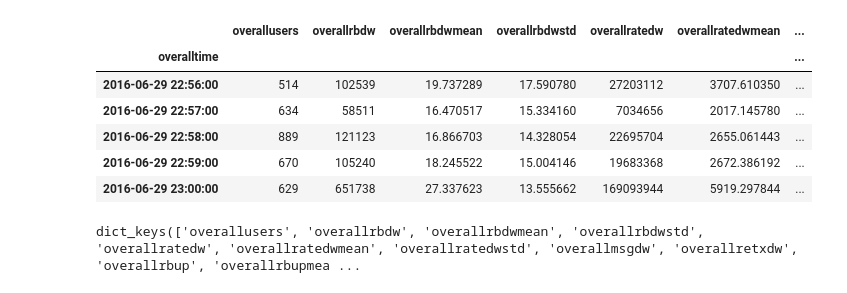
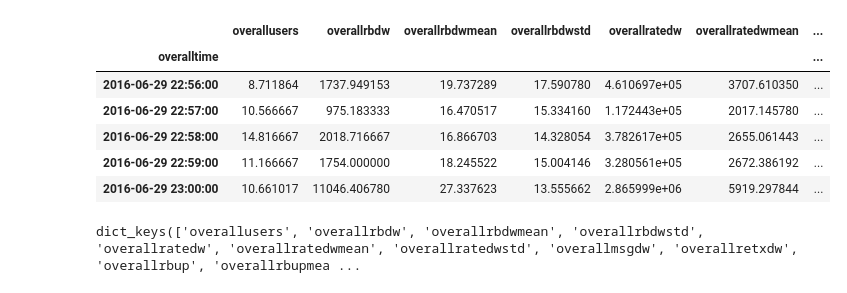
Before and after one commit to Agos95/Anomaly-Detection-with-RL, a Jupyter notebook: unsupervised/luminol.ipynb, the cells around one changed output. Cells and saved outputs as stored; diff of their text form; code cells hidden in the pictures.

```diff
--- a/unsupervised/luminol.ipynb
+++ b/unsupervised/luminol.ipynb
@@ -9,16 +9,16 @@ import matplotlib.pyplot as plt
 from luminol.anomaly_detector import AnomalyDetector
 from luminol.correlator import Correlator
 # %%
-df = pd.read_csv("../rastro_1min.tar.gz", parse_dates=[0], index_col=0)
+df = pd.read_csv("../data/rastro_1min.tar.gz", parse_dates=[0], index_col=0)
 df.head()
 # %% [output]
 |  | overallusers | overallrbdw | overallrbdwmean | overallrbdwstd | overallratedw | overallratedwmean | ... |
 | overalltime |  |  |  |  |  |  | ... |
-| 2016-06-29 22:56:00 | 514 | 102539 | 19.737289 | 17.590780 | 27203112 | 3707.610350 | ... |
-| 2016-06-29 22:57:00 | 634 | 58511 | 16.470517 | 15.334160 | 7034656 | 2017.145780 | ... |
-| 2016-06-29 22:58:00 | 889 | 121123 | 16.866703 | 14.328054 | 22695704 | 2655.061443 | ... |
-| 2016-06-29 22:59:00 | 670 | 105240 | 18.245522 | 15.004146 | 19683368 | 2672.386192 | ... |
-| 2016-06-29 23:00:00 | 629 | 651738 | 27.337623 | 13.555662 | 169093944 | 5919.297844 | ... |
+| 2016-06-29 22:56:00 | 8.711864 | 1737.949153 | 19.737289 | 17.590780 | 4.610697e+05 | 3707.610350 | ... |
+| 2016-06-29 22:57:00 | 10.566667 | 975.183333 | 16.470517 | 15.334160 | 1.172443e+05 | 2017.145780 | ... |
+| 2016-06-29 22:58:00 | 14.816667 | 2018.716667 | 16.866703 | 14.328054 | 3.782617e+05 | 2655.061443 | ... |
+| 2016-06-29 22:59:00 | 11.166667 | 1754.000000 | 18.245522 | 15.004146 | 3.280561e+05 | 2672.386192 | ... |
+| 2016-06-29 23:00:00 | 10.661017 | 11046.406780 | 27.337623 | 13.555662 | 2.865999e+06 | 5919.297844 | ... |
 # %%
 market = pd.date_range(start="2016/07/03 09:00:00", end="2016/08/01 00:00:00", freq="1w").tolist() + \
     pd.date_range(start="2016/07/03 16:00:00", end="2016/08/01 00:00:00", freq="1w").tolist()
```
Also changed, not shown: parts of 1 cell of this notebook, 3 other files.
